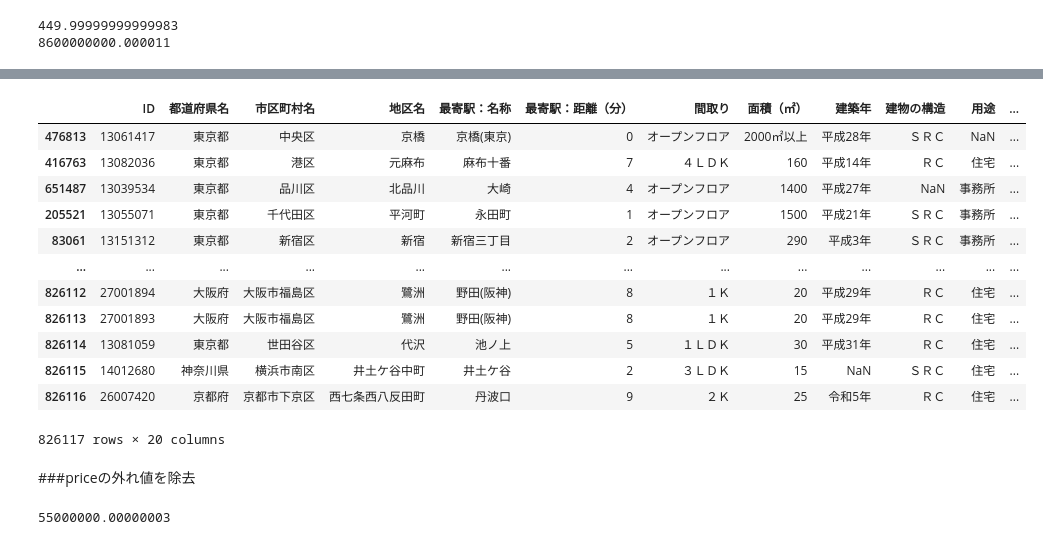
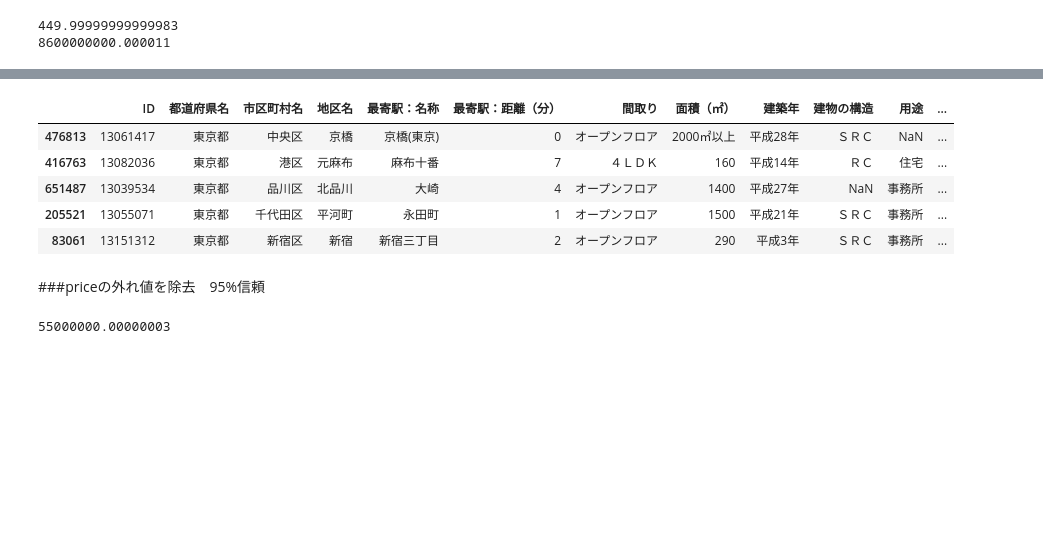
Before and after one commit to Tomokki/private_Python-.gitkeep, a Jupyter notebook: Kishika_コンペ流れ内容確認②.ipynb, the cells around one changed output, grey strips where cells are left out. Cells and saved outputs as stored; diff of their text form; code cells hidden in the pictures; blank space fills up the shorter version.

```diff
--- a/Kishika_コンペ流れ内容確認②.ipynb
+++ b/Kishika_コンペ流れ内容確認②.ipynb
@@ -247,8 +249,10 @@ rm_cols = []
 # %%
 df = pd.concat([train_df, test_df])
 
+df = pd.concat([train_df, test_df])
+
 rm_cols += ['市区町村コード']
-for i,v in df.nunique().iteritems():
+for i, v in df.nunique().items():
     if v <= 1:
         rm_cols.append(i)
 
@@ -335,22 +333,16 @@ df.sort_values(by='price')
 # %%
-df.sort_values(by='price',ascending=False)
+df_sort2 = df.sort_values(by='price',ascending=False)
+df_sort2.head()
 #降順でソート
 # %% [output]
 |  | ID | 都道府県名 | 市区町村名 | 地区名 | 最寄駅：名称 | 最寄駅：距離（分） | 間取り | 面積（㎡） | 建築年 | 建物の構造 | 用途 | ... |
 | 476813 | 13061417 | 東京都 | 中央区 | 京橋 | 京橋(東京) | 0 | オープンフロア | 2000㎡以上 | 平成28年 | ＳＲＣ | NaN | ... |
 | 416763 | 13082036 | 東京都 | 港区 | 元麻布 | 麻布十番 | 7 | ４ＬＤＫ | 160 | 平成14年 | ＲＣ | 住宅 | ... |
 | 651487 | 13039534 | 東京都 | 品川区 | 北品川 | 大崎 | 4 | オープンフロア | 1400 | 平成27年 | NaN | 事務所 | ... |
 | 205521 | 13055071 | 東京都 | 千代田区 | 平河町 | 永田町 | 1 | オープンフロア | 1500 | 平成21年 | ＳＲＣ | 事務所 | ... |
 | 83061 | 13151312 | 東京都 | 新宿区 | 新宿 | 新宿三丁目 | 2 | オープンフロア | 290 | 平成3年 | ＳＲＣ | 事務所 | ... |
-| ... | ... | ... | ... | ... | ... | ... | ... | ... | ... | ... | ... | ... |
-| 826112 | 27001894 | 大阪府 | 大阪市福島区 | 鷺洲 | 野田(阪神) | 8 | １Ｋ | 20 | 平成29年 | ＲＣ | 住宅 | ... |
-| 826113 | 27001893 | 大阪府 | 大阪市福島区 | 鷺洲 | 野田(阪神) | 8 | １Ｋ | 20 | 平成29年 | ＲＣ | 住宅 | ... |
-| 826114 | 13081059 | 東京都 | 世田谷区 | 代沢 | 池ノ上 | 5 | １ＬＤＫ | 30 | 平成31年 | ＲＣ | 住宅 | ... |
-| 826115 | 14012680 | 神奈川県 | 横浜市南区 | 井土ケ谷中町 | 井土ケ谷 | 2 | ３ＬＤＫ | 15 | NaN | ＳＲＣ | 住宅 | ... |
-| 826116 | 26007420 | 京都府 | 京都市下京区 | 西七条西八反田町 | 丹波口 | 9 | ２Ｋ | 25 | 令和5年 | ＲＣ | 住宅 | ... |
-826117 rows × 20 columns
 # %% [markdown]
-###priceの外れ値を除去
+###priceの外れ値を除去　95%信頼
 # %%
 q = df.price.quantile(0.95)
 q
```
Also changed, not shown: parts of 59 cells of this notebook.
